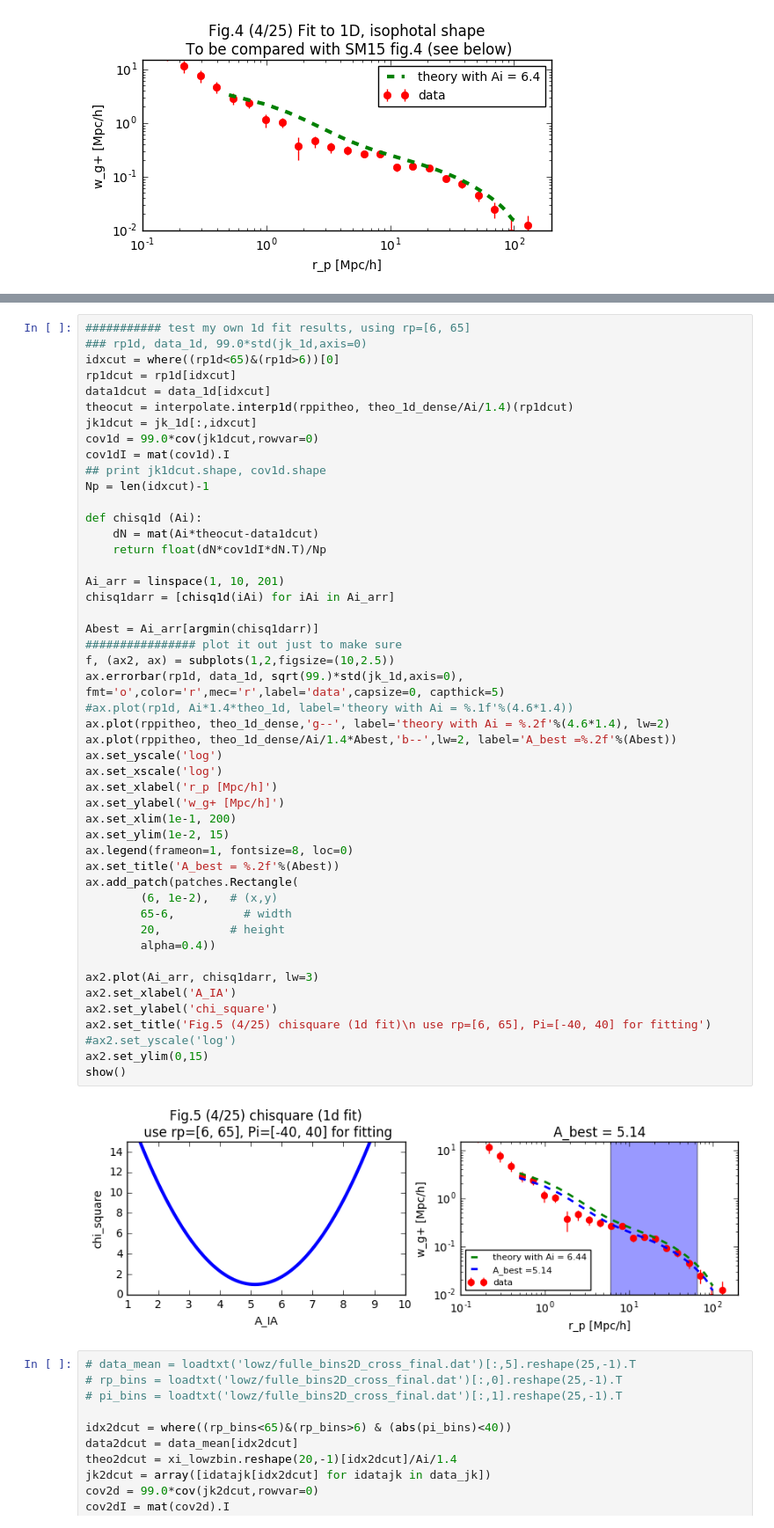
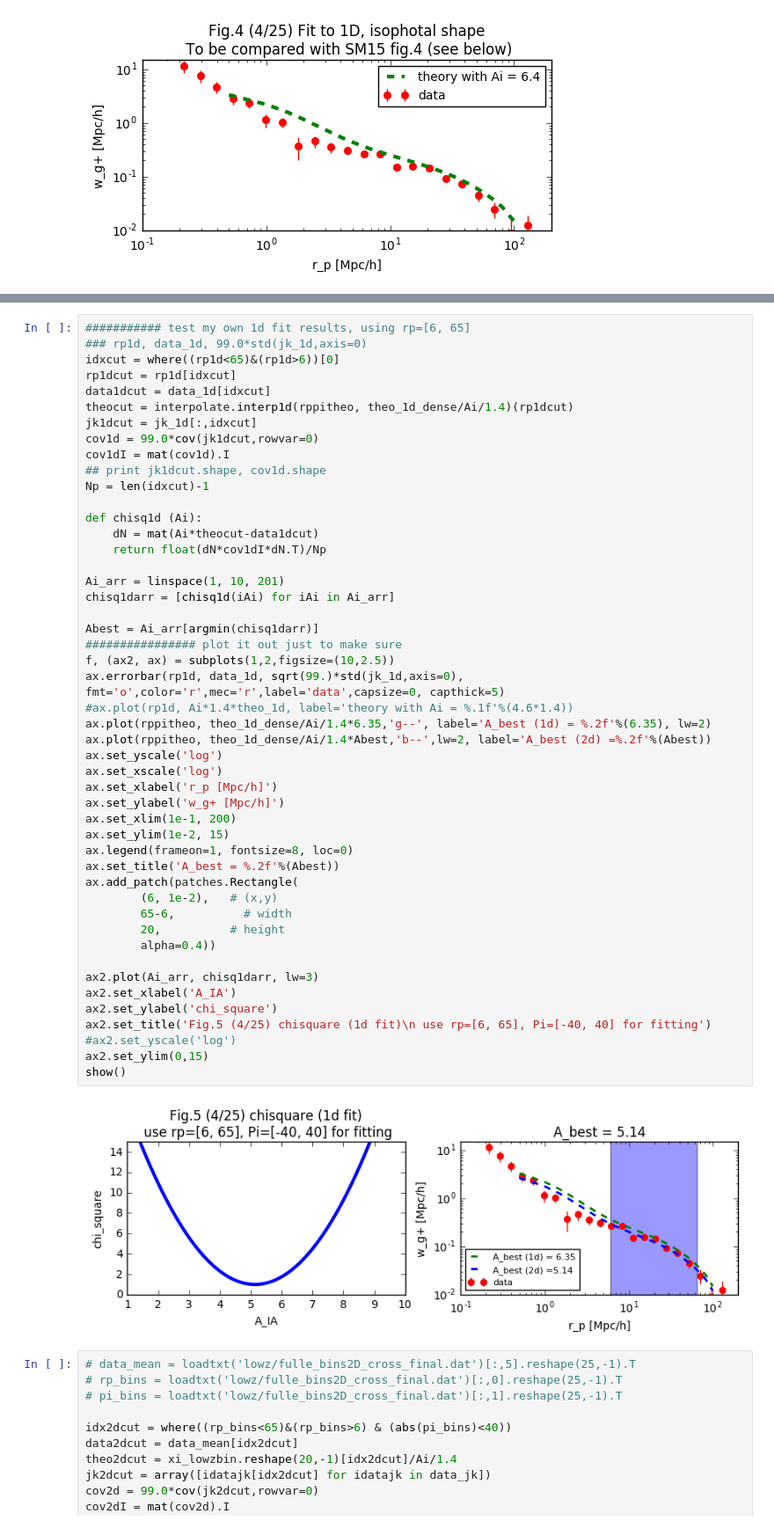
Before and after one commit to liuxx479/gplus, a Jupyter notebook: test_2d_fits.ipynb, the cells around one changed output, grey strips where cells are left out. Shown at 88% size. Drawn from its saved outputs; the diff is of its cells as text.

```diff
--- a/test_2d_fits.ipynb
+++ b/test_2d_fits.ipynb
@@ -266,36 +266,36 @@ def chisq1d (Ai):
 Ai_arr = linspace(1, 10, 201)
 chisq1darr = [chisq1d(iAi) for iAi in Ai_arr]
 
 Abest = Ai_arr[argmin(chisq1darr)]
 ################ plot it out just to make sure
 f, (ax2, ax) = subplots(1,2,figsize=(10,2.5))
 ax.errorbar(rp1d, data_1d, sqrt(99.)*std(jk_1d,axis=0), fmt='o',color='r',mec='r',label='data',capsize=0, capthick=5)
 #ax.plot(rp1d, Ai*1.4*theo_1d, label='theory with Ai = %.1f'%(4.6*1.4))
-ax.plot(rppitheo, theo_1d_dense,'g--', label='theory with Ai = %.2f'%(4.6*1.4), lw=2)
-ax.plot(rppitheo, theo_1d_dense/Ai/1.4*Abest,'b--',lw=2, label='A_best =%.2f'%(Abest))
+ax.plot(rppitheo, theo_1d_dense/Ai/1.4*6.35,'g--', label='A_best (1d) = %.2f'%(6.35), lw=2)
+ax.plot(rppitheo, theo_1d_dense/Ai/1.4*Abest,'b--',lw=2, label='A_best (2d) =%.2f'%(Abest))
 ax.set_yscale('log')
 ax.set_xscale('log')
 ax.set_xlabel('r_p [Mpc/h]')
 ax.set_ylabel('w_g+ [Mpc/h]')
 ax.set_xlim(1e-1, 200)
 ax.set_ylim(1e-2, 15)
 ax.legend(frameon=1, fontsize=8, loc=0)
 ax.set_title('A_best = %.2f'%(Abest))
 ax.add_patch(patches.Rectangle(
         (6, 1e-2),   # (x,y)
         65-6,          # width
         20,          # height
         alpha=0.4))
 
 ax2.plot(Ai_arr, chisq1darr, lw=3)
 ax2.set_xlabel('A_IA')
 ax2.set_ylabel('chi_square')
 ax2.set_title('Fig.5 (4/25) chisquare (1d fit)\n use rp=[6, 65], Pi=[-40, 40] for fitting')
 #ax2.set_yscale('log')
 ax2.set_ylim(0,15)
 show()
 # %% [output]
-[figure, old version]
+[figure, new version]
 # %%
 # data_mean = loadtxt('lowz/fulle_bins2D_cross_final.dat')[:,5].reshape(25,-1).T
 # rp_bins = loadtxt('lowz/fulle_bins2D_cross_final.dat')[:,0].reshape(25,-1).T
```
